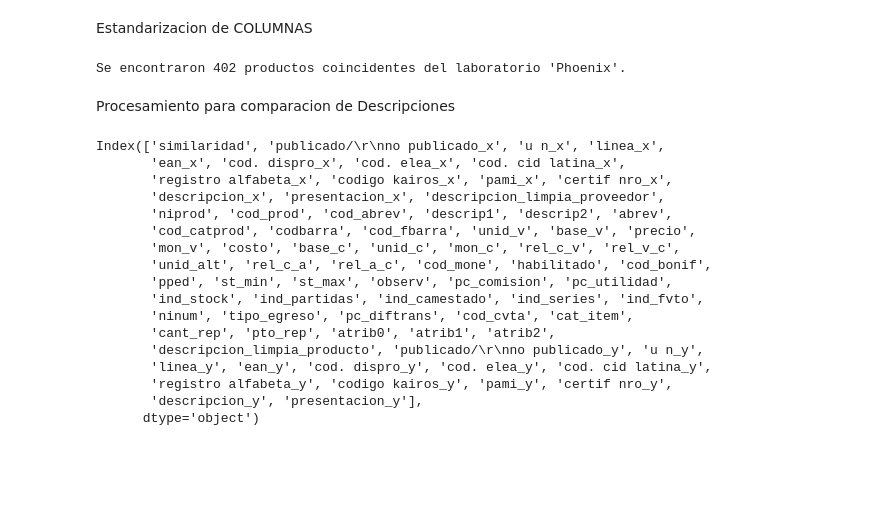
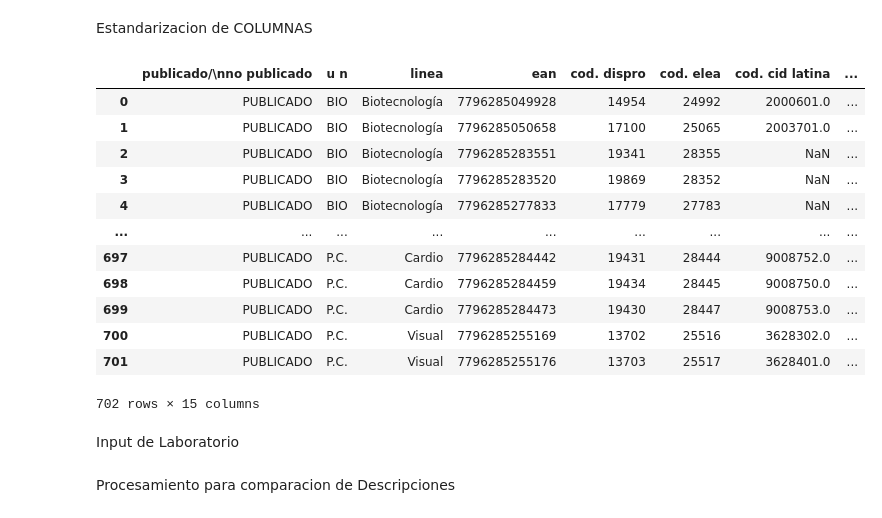
Before and after one commit to emmaSDNZ/digitalizacion_distriapp, a Jupyter notebook: backend/src/notebook/index.ipynb, the cells around one changed output. Cells and saved outputs as stored; diff of their text form; code cells hidden in the pictures; blank space fills up the shorter version.

```diff
--- a/backend/src/notebook/index.ipynb
+++ b/backend/src/notebook/index.ipynb
@@ -44,30 +111,29 @@ df_Proveedor = procesar_descripcion(df_Proveedor, 'descripcion_limpia_proveedor'
+# %%
+df_Proveedor
+# %% [output]
+|  | publicado/\nno publicado | u n | linea | ean | cod. dispro | cod. elea | cod. cid latina | ... |
+| 0 | PUBLICADO | BIO | Biotecnología | 7796285049928 | 14954 | 24992 | 2000601.0 | ... |
+| 1 | PUBLICADO | BIO | Biotecnología | 7796285050658 | 17100 | 25065 | 2003701.0 | ... |
+| 2 | PUBLICADO | BIO | Biotecnología | 7796285283551 | 19341 | 28355 | NaN | ... |
+| 3 | PUBLICADO | BIO | Biotecnología | 7796285283520 | 19869 | 28352 | NaN | ... |
+| 4 | PUBLICADO | BIO | Biotecnología | 7796285277833 | 17779 | 27783 | NaN | ... |
+| ... | ... | ... | ... | ... | ... | ... | ... | ... |
+| 697 | PUBLICADO | P.C. | Cardio | 7796285284442 | 19431 | 28444 | 9008752.0 | ... |
+| 698 | PUBLICADO | P.C. | Cardio | 7796285284459 | 19434 | 28445 | 9008750.0 | ... |
+| 699 | PUBLICADO | P.C. | Cardio | 7796285284473 | 19430 | 28447 | 9008753.0 | ... |
+| 700 | PUBLICADO | P.C. | Visual | 7796285255169 | 13702 | 25516 | 3628302.0 | ... |
+| 701 | PUBLICADO | P.C. | Visual | 7796285255176 | 13703 | 25517 | 3628401.0 | ... |
+702 rows × 15 columns
 # %%
 # Pedir al usuario que ingrese el nombre del laboratorio
-laboratorio_input = input("Ingresa el nombre del laboratorio: ")  # El usuario ingresa el nombre del laboratorio
+laboratorio_input = input("Ingresa el nombre del laboratorio: ").strip()  # El usuario ingresa el nombre del laboratorio
+
+# Filtrar productos por laboratorio
 df_MasterProductos_Filtro = filtrar_por_laboratorio(df_MasterProductos, laboratorio_input)
+
+
+df_resultado_similiridad = main_principal(df_MasterProductos_Filtro, df_Proveedor)
-# %% [output]
-Se encontraron 402 productos coincidentes del laboratorio 'Phoenix'.
+# %% [markdown]
+Input de Laboratorio
 # %% [markdown]
 Procesamiento para comparacion de  Descripciones
-# %%
-#Resultado de comparacion entre ambas descripciones
-df_resultado_similiridad = main_principal(df_MasterProductos_Filtro, df_Proveedor)
-df_resultado_similiridad.columns
-# %% [output]
-Index(['similaridad', 'publicado/\r\nno publicado_x', 'u n_x', 'linea_x',
-       'ean_x', 'cod. dispro_x', 'cod. elea_x', 'cod. cid latina_x',
-       'registro alfabeta_x', 'codigo kairos_x', 'pami_x', 'certif nro_x',
-       'descripcion_x', 'presentacion_x', 'descripcion_limpia_proveedor',
-       'niprod', 'cod_prod', 'cod_abrev', 'descrip1', 'descrip2', 'abrev',
-       'cod_catprod', 'codbarra', 'cod_fbarra', 'unid_v', 'base_v', 'precio',
-       'mon_v', 'costo', 'base_c', 'unid_c', 'mon_c', 'rel_c_v', 'rel_v_c',
-       'unid_alt', 'rel_c_a', 'rel_a_c', 'cod_mone', 'habilitado', 'cod_bonif',
-       'pped', 'st_min', 'st_max', 'observ', 'pc_comision', 'pc_utilidad',
-       'ind_stock', 'ind_partidas', 'ind_camestado', 'ind_series', 'ind_fvto',
-       'ninum', 'tipo_egreso', 'pc_diftrans', 'cod_cvta', 'cat_item',
-       'cant_rep', 'pto_rep', 'atrib0', 'atrib1', 'atrib2',
-       'descripcion_limpia_producto', 'publicado/\r\nno publicado_y', 'u n_y',
-       'linea_y', 'ean_y', 'cod. dispro_y', 'cod. elea_y', 'cod. cid latina_y',
-       'registro alfabeta_y', 'codigo kairos_y', 'pami_y', 'certif nro_y',
-       'descripcion_y', 'presentacion_y'],
-      dtype='object')
```
Also changed, not shown: parts of 31 cells of this notebook, 8 other files.
